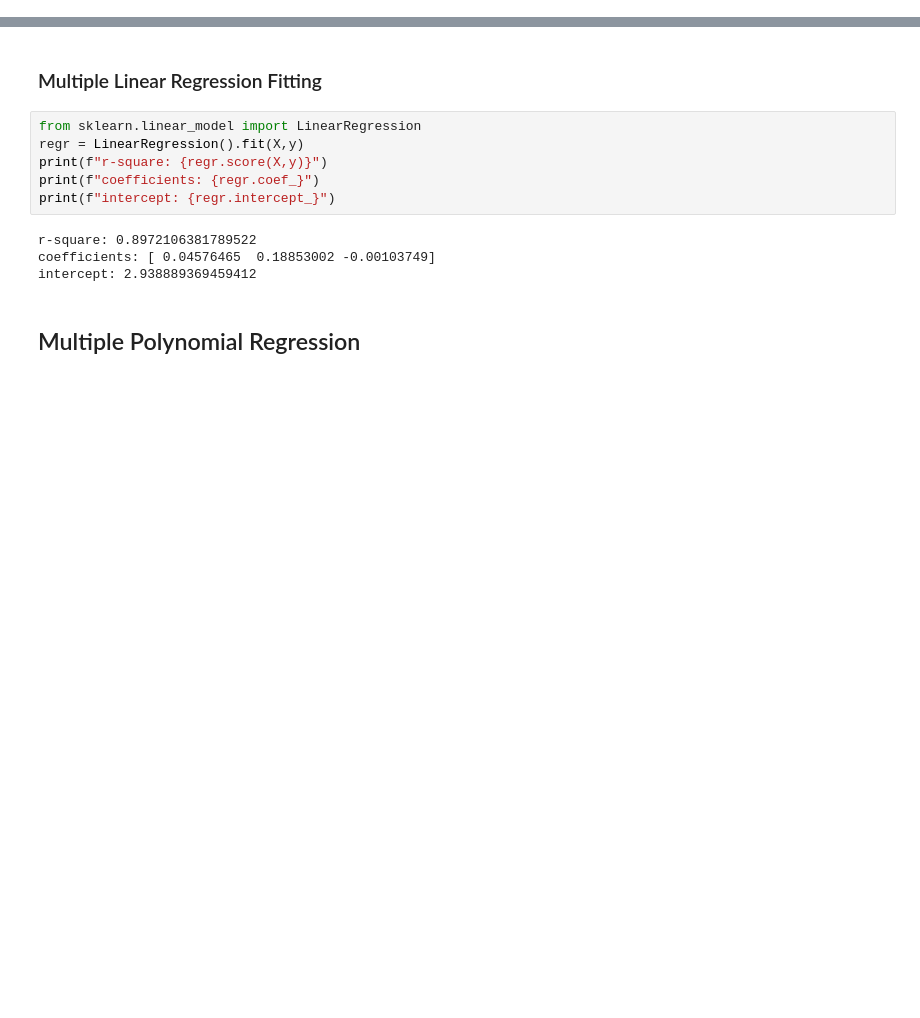
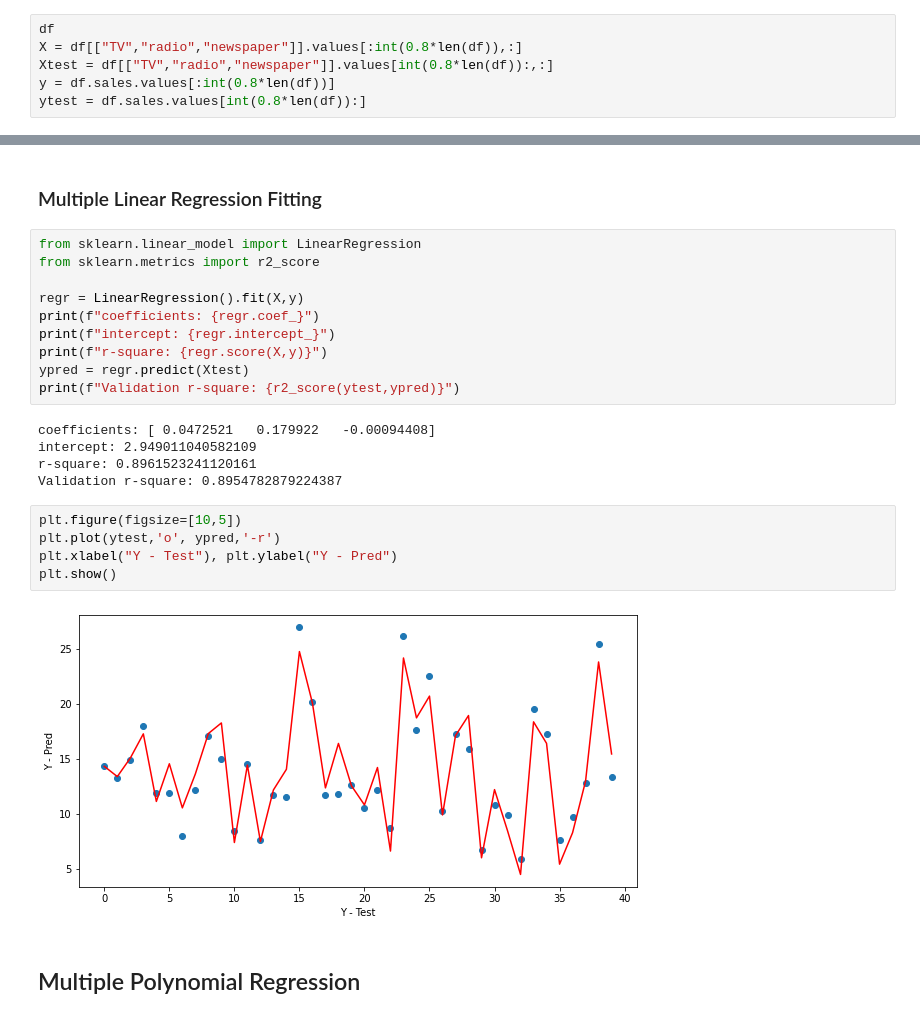
Before and after one commit to adunoluwa1/Data-Science, a Jupyter notebook: Advertising.ipynb, the cells around one changed output, grey strips where cells are left out. Drawn from its saved outputs; the diff is of its cells as text; blank space fills up the shorter version.

```diff
--- a/Advertising.ipynb
+++ b/Advertising.ipynb
@@ -39,3 +35,9 @@ y = df.sales.values
+# %%
+df
+X = df[["TV","radio","newspaper"]].values[:int(0.8*len(df)),:]
+Xtest = df[["TV","radio","newspaper"]].values[int(0.8*len(df)):,:]
+y = df.sales.values[:int(0.8*len(df))]
+ytest = df.sales.values[int(0.8*len(df)):]
 # %% [markdown]
 ### Feature Statistical Importance
 # %%
@@ -57,14 +59,26 @@ dg
 ### Multiple Linear Regression Fitting
 # %%
 from sklearn.linear_model import LinearRegression
+from sklearn.metrics import r2_score
+
 regr = LinearRegression().fit(X,y)
-print(f"r-square: {regr.score(X,y)}")
 print(f"coefficients: {regr.coef_}")
 print(f"intercept: {regr.intercept_}")
+print(f"r-square: {regr.score(X,y)}")
+ypred = regr.predict(Xtest)
+print(f"Validation r-square: {r2_score(ytest,ypred)}")
 # %% [output]
-r-square: 0.8972106381789522
-coefficients: [ 0.04576465  0.18853002 -0.00103749]
-intercept: 2.938889369459412
+coefficients: [ 0.0472521   0.179922   -0.00094408]
+intercept: 2.949011040582109
+r-square: 0.8961523241120161
+Validation r-square: 0.8954782879224387
+# %%
+plt.figure(figsize=[10,5])
+plt.plot(ytest,'o', ypred,'-r')
+plt.xlabel("Y - Test"), plt.ylabel("Y - Pred")
+plt.show()
+# %% [output]
+[figure, added]
 # %% [markdown]
 ## Multiple Polynomial Regression
 # %%
```
Also changed, not shown: parts of 4 cells of this notebook, 1 other file.
